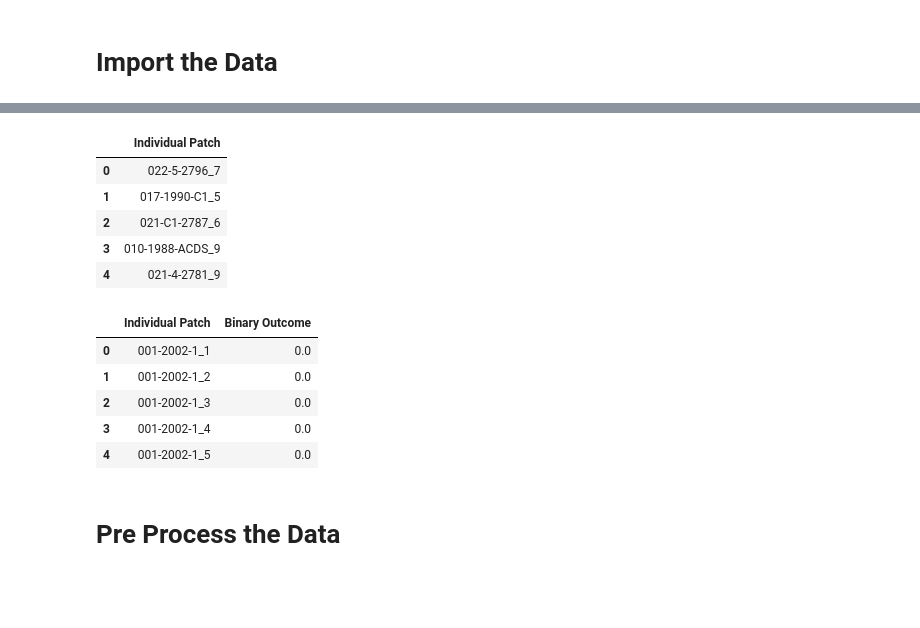
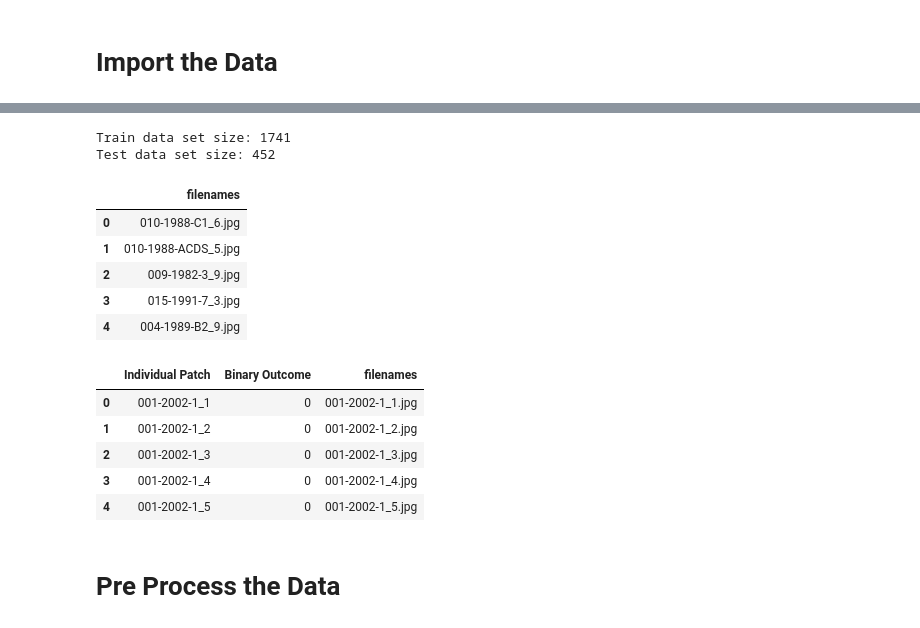
Before and after one commit to NanditaDamaraju/allergyDetection, a Jupyter notebook: ML Pipeline (Anomaly Detection).ipynb, the cells around one changed output, grey strips where cells are left out. Cells and saved outputs as stored; diff of their text form; code cells hidden in the pictures; blank space fills up the shorter version.

```diff
--- a/ML Pipeline (Anomaly Detection).ipynb
+++ b/ML Pipeline (Anomaly Detection).ipynb
@@ -30,31 +30,38 @@ from matplotlib import pyplot as plt
 from sklearn.model_selection import train_test_split
 # %%
 # Load the images and some metadata
-img_dir = 'data/'
+train_img_dir = 'training_patches/'
+test_img_dir = 'testing_patches/'
 img_w, img_h, img_ch = 224, 224, 3
-filenames = os.listdir(img_dir) # read in the names of the image files
-filenames = [x.split('.')[0] for x in filenames] # remove the .jpg extensions for joining later
-img_files_df = pd.DataFrame(filenames, columns = ['Individual Patch']) # create a pandas dataframe
-img_files_df.head() # print the first few values to see if they look right
+train_filenames = os.listdir(train_img_dir) # read in the names of the image files
+test_filenames = os.listdir(test_img_dir)
+#filenames = [x.split('.')[0] for x in filenames] # remove the .jpg extensions for joining later
+train_img_files_df = pd.DataFrame(train_filenames, columns = ['filenames']) # create a pandas dataframe
+test_img_files_df = pd.DataFrame(test_filenames, columns = ['filenames']) # create a pandas dataframe
+print("Train data set size: %d \nTest data set size: %d" %(len(train_filenames), len(test_filenames)) )
+train_img_files_df.head() # print the first few values to see if they look right
 # %% [output]
+Train data set size: 1741
+Test data set size: 452
-|  | Individual Patch |
-| 0 | 022-5-2796_7 |
-| 1 | 017-1990-C1_5 |
-| 2 | 021-C1-2787_6 |
-| 3 | 010-1988-ACDS_9 |
-| 4 | 021-4-2781_9 |
+|  | filenames |
+| 0 | 010-1988-C1_6.jpg |
+| 1 | 010-1988-ACDS_5.jpg |
+| 2 | 009-1982-3_9.jpg |
+| 3 | 015-1991-7_3.jpg |
+| 4 | 004-1989-B2_9.jpg |
 # %%
 # Load the labels
-labels_dir = 'labels.csv'
+labels_dir = 'binaryOutcomes.csv'
 labels_df = pd.read_csv(labels_dir, usecols=['Individual Patch', 'Binary Outcome'])
+labels_df['filenames'] = labels_df['Individual Patch'] + '.jpg'
 labels_df.head() # print the first few to see if they look right
 # %% [output]
-|  | Individual Patch | Binary Outcome |
-| 0 | 001-2002-1_1 | 0.0 |
-| 1 | 001-2002-1_2 | 0.0 |
-| 2 | 001-2002-1_3 | 0.0 |
-| 3 | 001-2002-1_4 | 0.0 |
-| 4 | 001-2002-1_5 | 0.0 |
+|  | Individual Patch | Binary Outcome | filenames |
+| 0 | 001-2002-1_1 | 0 | 001-2002-1_1.jpg |
+| 1 | 001-2002-1_2 | 0 | 001-2002-1_2.jpg |
+| 2 | 001-2002-1_3 | 0 | 001-2002-1_3.jpg |
+| 3 | 001-2002-1_4 | 0 | 001-2002-1_4.jpg |
+| 4 | 001-2002-1_5 | 0 | 001-2002-1_5.jpg |
 # %% [markdown]
 # Pre Process the Data
 # %%
```
Also changed, not shown: parts of 15 cells of this notebook, 9 other files.
